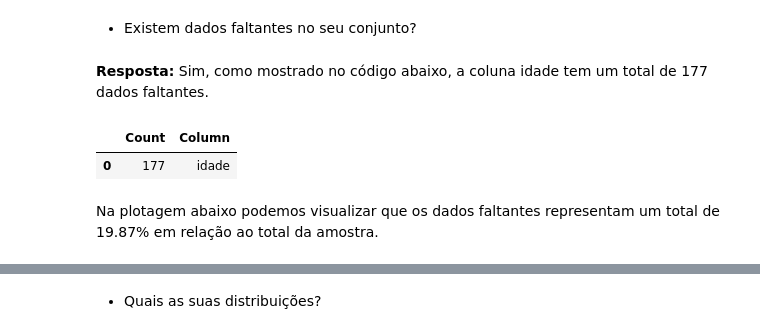
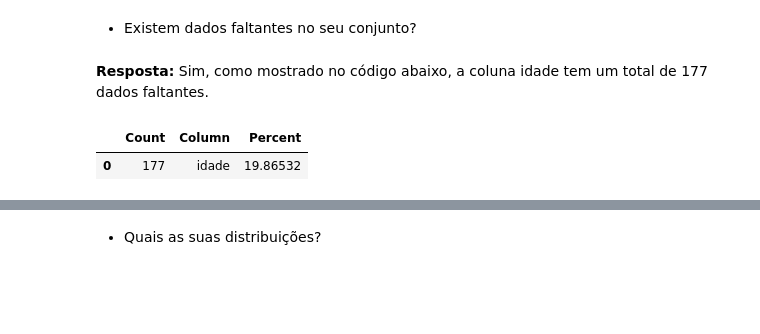
Before and after one commit to andreinamendes/titanic_cd, a Jupyter notebook: desafio.ipynb, the cells around one changed output, grey strips where cells are left out. Drawn from its saved outputs; the diff is of its cells as text; code cells hidden in the pictures; blank space fills up the shorter version.

```diff
--- a/desafio.ipynb
+++ b/desafio.ipynb
@@ -66,21 +66,12 @@ numerical = [
 # %% [markdown]
 **Resposta:** Sim, como mostrado no código abaixo, a coluna idade tem um total de 177 dados faltantes.
 # %%
-def get_missing_data_columns(df):
-  # Pegando o valor total de dados faltantes para o dataframe repassado
-  missing_data_size = df.isnull().sum()
-  #
-  missing_data_columns = ((missing_data_size[missing_data_size > 0]).sort_values(ascending=False).to_frame(name='Count'))
-  #
-  missing_data_columns = (missing_data_columns.assign(Column=missing_data_columns.index)).reset_index(drop=True)
-
-  return missing_data_columns
-
-# Passando todos os dados para a categoria de variáveis discretas para a função de pegar os valores faltantes.
-missing_discret_data = get_missing_data_columns(df.loc[:,numerical])
-missing_discret_data
+# Coleta de dados faltantes para as colunas numéricas
+missing_data_size = df.loc[:,numerical].isna().sum()
+missing_data_columns = ((missing_data_size[missing_data_size > 0]).sort_values(ascending=False).to_frame(name='Count'))
+missing_data_columns = (missing_data_columns.assign(Column=missing_data_columns.index)).reset_index(drop=True)
+missing_data_columns['Percent'] = missing_data_columns['Count']/df.shape[0]*100
+missing_data_columns
 # %% [output]
-|  | Count | Column |
-| 0 | 177 | idade |
+|  | Count | Column | Percent |
+| 0 | 177 | idade | 19.86532 |
-# %% [markdown]
-Na plotagem abaixo podemos visualizar que os dados faltantes representam um total de 19.87% em relação ao total da amostra.
```
Also changed, not shown: parts of 69 cells of this notebook.
